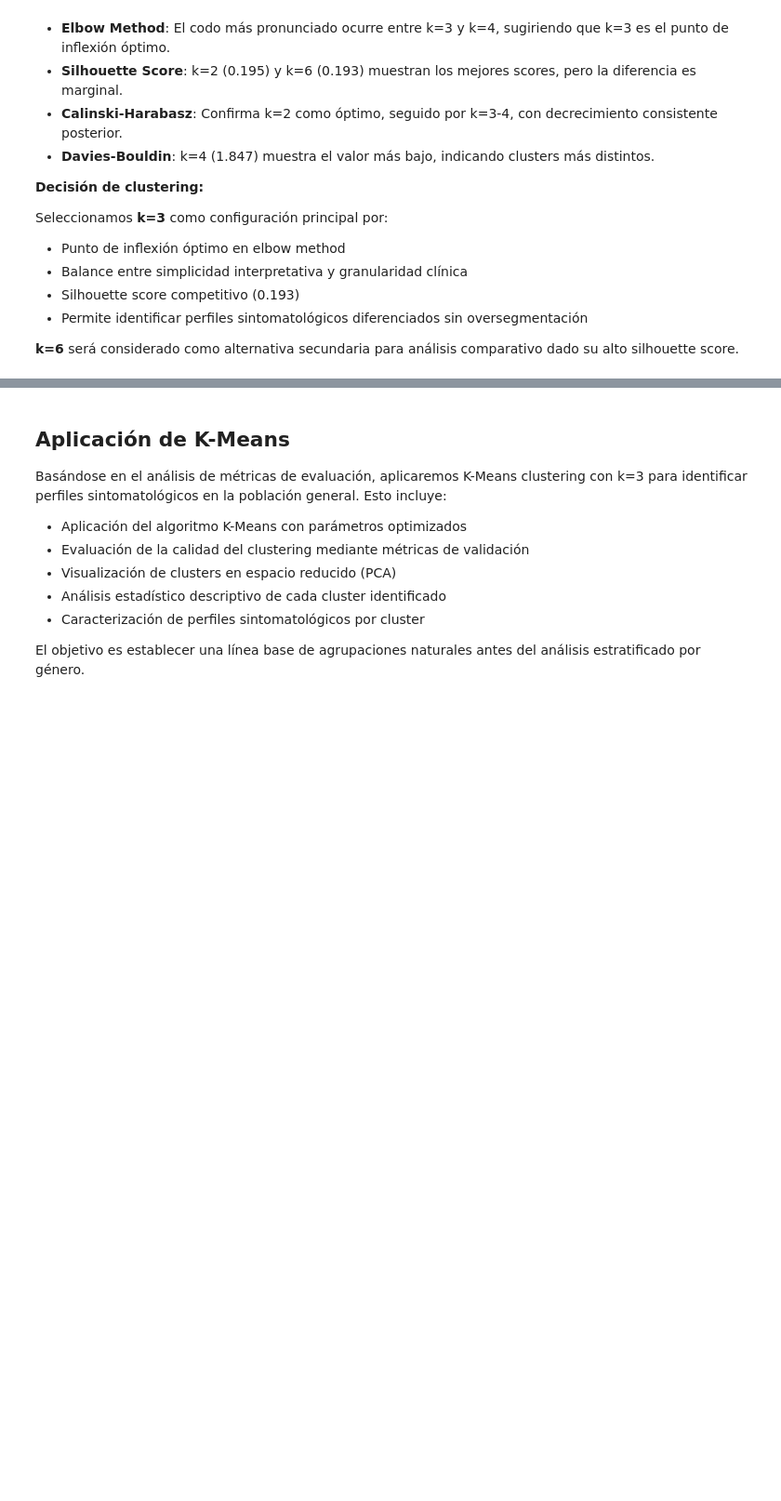
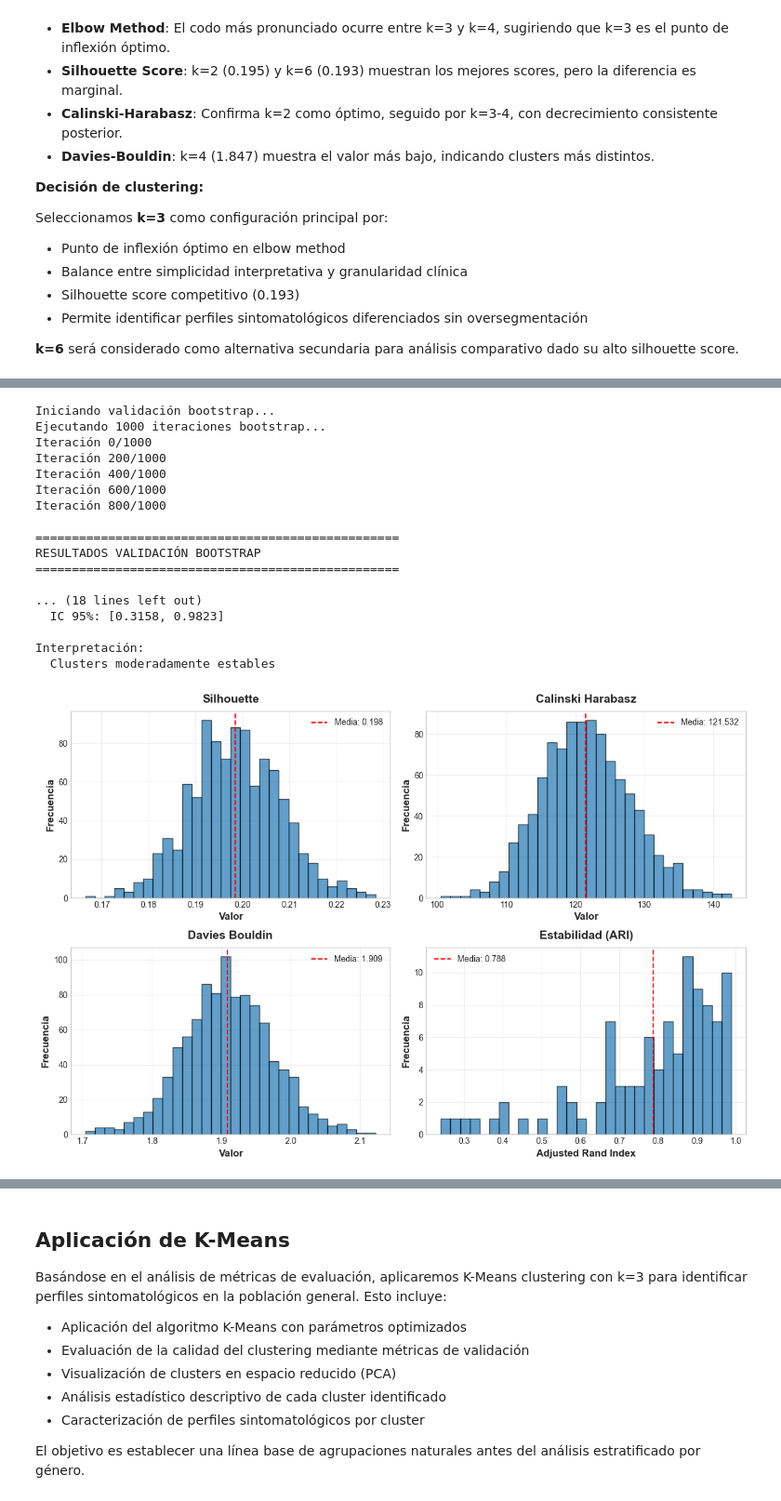
Before and after one commit to PameBlanca/FCD_UV_2025, a Jupyter notebook: Diabetes_project/notebook/02_diabetes_clustering_analysis.ipynb, the cells around one changed output, grey strips where cells are left out. Shown at 93% size. Cells and saved outputs as stored; diff of their text form; code cells hidden in the pictures; blank space fills up the shorter version.

Commit message:
Add Bootstrap before K-mean

```diff
--- a/Diabetes_project/notebook/02_diabetes_clustering_analysis.ipynb
+++ b/Diabetes_project/notebook/02_diabetes_clustering_analysis.ipynb
@@ -31,13 +31,13 @@ try:
     with open('../data/processed/analysis_objects.pkl', 'rb') as f:
         data = pickle.load(f)
 
-    features_scaled = data['features_scaled']
+    features_processed = data['features_processed']
     target = data['target']
     scaler = data['scaler']
     symptom_cols = data['symptom_cols']
 
     print("Datos cargados exitosamente")
-    print(f"Features shape: {features_scaled.shape}")
+    print(f"Features shape: {features_processed.shape}")
     print(f"Target shape: {target.shape}")
     print(f"Número de síntomas: {len(symptom_cols)}")
 
@@ -47,7 +47,7 @@ except FileNotFoundError:
 except Exception as e:
     print(f"Error al cargar datos: {e}")
 
-features_scaled.head(10)
+features_processed.head(10)
 # %% [output]
 Datos cargados exitosamente
 Features shape: (520, 16)
@@ -174,0 +340,42 @@ Seleccionamos **k=3** como configuración principal por:
+# %%
+# Ejecución completa
+print("Iniciando validación bootstrap...")
+
+# Validación de métricas
+bootstrap_metrics = bootstrap_clustering_validation(
+   features_processed,
+   n_clusters=3,
+   n_iterations=1000
+)
+
+# Validación de estabilidad
+bootstrap_stability = bootstrap_cluster_stability(
+   features_processed,
+   n_clusters=3,
+   n_iterations=100
+)
+
+# Reporte
+report_bootstrap_results(bootstrap_metrics, bootstrap_stability)
+
+# Visualización
+plot_bootstrap_distributions(bootstrap_metrics, bootstrap_stability)
+# %% [output]
+Iniciando validación bootstrap...
+Ejecutando 1000 iteraciones bootstrap...
+Iteración 0/1000
+Iteración 200/1000
+Iteración 400/1000
+Iteración 600/1000
+Iteración 800/1000
+
+==================================================
+RESULTADOS VALIDACIÓN BOOTSTRAP
+==================================================
+
+... (18 lines left out)
+  IC 95%: [0.3158, 0.9823]
+
+Interpretación:
+  Clusters moderadamente estables
+[figure, added]
```
Also changed, not shown: parts of 9 cells of this notebook, 2 other files.
